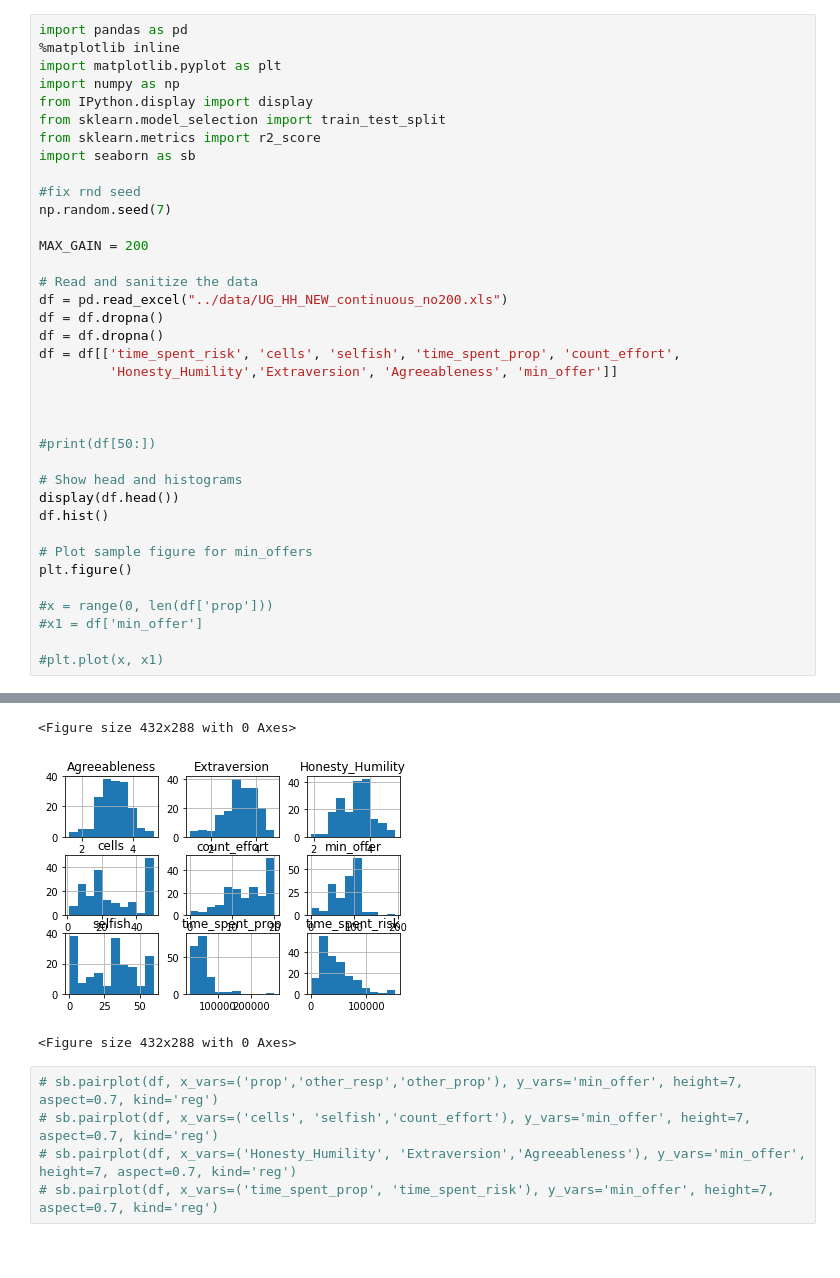
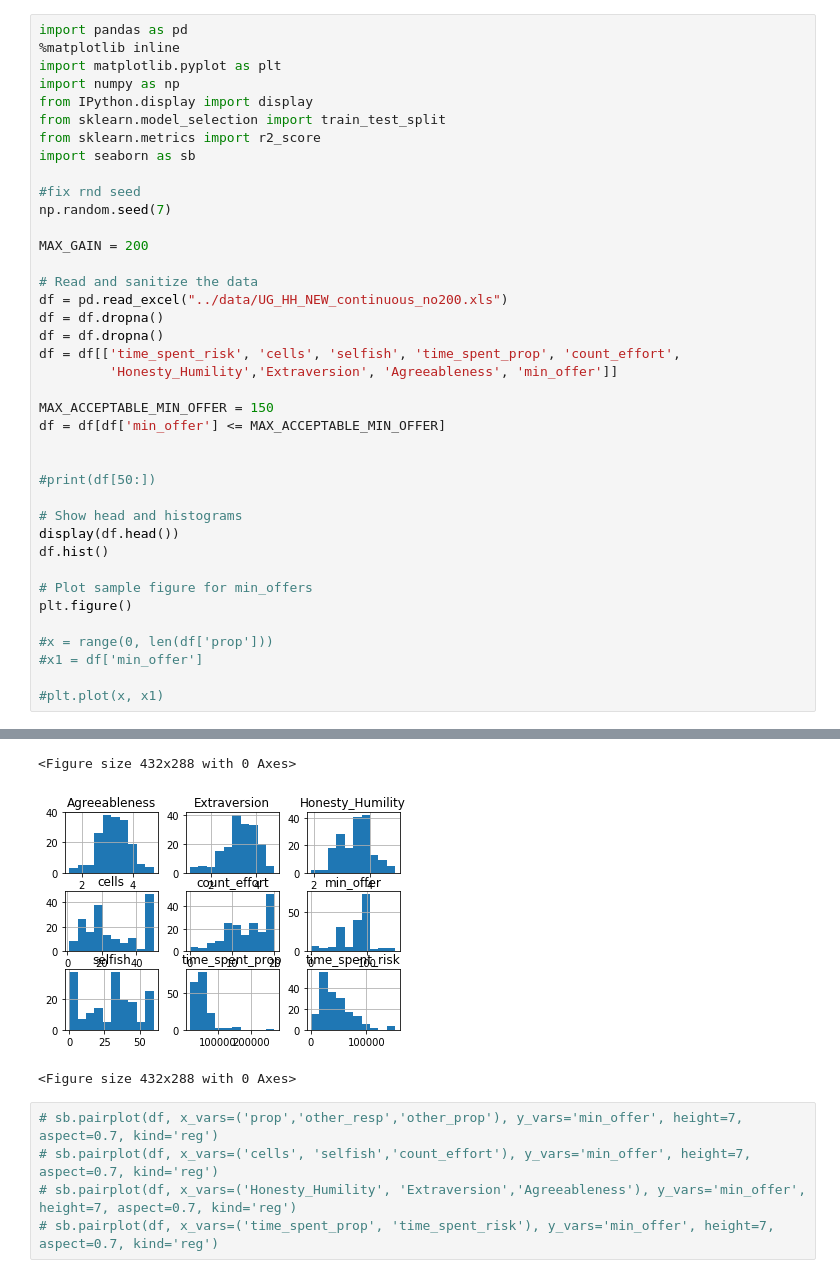
Before and after one commit to afranck64/ultimatum, a Jupyter notebook: notebooks/Model.ipynb, the cells around one changed output, grey strips where cells are left out. Saved outputs shown, nothing was run; the diff lists cells and outputs as text.

```diff
--- a/notebooks/Model.ipynb
+++ b/notebooks/Model.ipynb
@@ -16,34 +16,36 @@ MAX_GAIN = 200
 # Read and sanitize the data
 df = pd.read_excel("../data/UG_HH_NEW_continuous_no200.xls")
 df = df.dropna()
 df = df.dropna()
 df = df[['time_spent_risk', 'cells', 'selfish', 'time_spent_prop', 'count_effort',
          'Honesty_Humility','Extraversion', 'Agreeableness', 'min_offer']]
 
+MAX_ACCEPTABLE_MIN_OFFER = 150
+df = df[df['min_offer'] <= MAX_ACCEPTABLE_MIN_OFFER]
 
 
 #print(df[50:])
 
 # Show head and histograms
 display(df.head())
 df.hist()
 
 # Plot sample figure for min_offers
 plt.figure()
 
 #x = range(0, len(df['prop']))
 #x1 = df['min_offer']
 
 #plt.plot(x, x1)
 # %% [output]
 |  | time_spent_risk | cells | selfish | time_spent_prop | count_effort | Honesty_Humility | Extraversion | ... |
 | 0 | 43000 | 26 | 60 | 31000 | 20 | 4.2 | 3.0 | ... |
 | 1 | 12000 | 7 | 20 | 38000 | 20 | 1.9 | 4.4 | ... |
 | 2 | 88000 | 50 | 20 | 69000 | 12 | 3.3 | 3.8 | ... |
 | 3 | 24000 | 50 | 60 | 26000 | 14 | 3.6 | 3.8 | ... |
 | 4 | 137000 | 24 | 60 | 43000 | 4 | 3.6 | 2.5 | ... |
 <Figure size 432x288 with 0 Axes>
-[figure, old version]
+[figure, new version]
 <Figure size 432x288 with 0 Axes>
 # %%
 # sb.pairplot(df, x_vars=('prop','other_resp','other_prop'), y_vars='min_offer', height=7, aspect=0.7, kind='reg')
```
Also changed, not shown: parts of 17 cells of this notebook, 2 other files.
